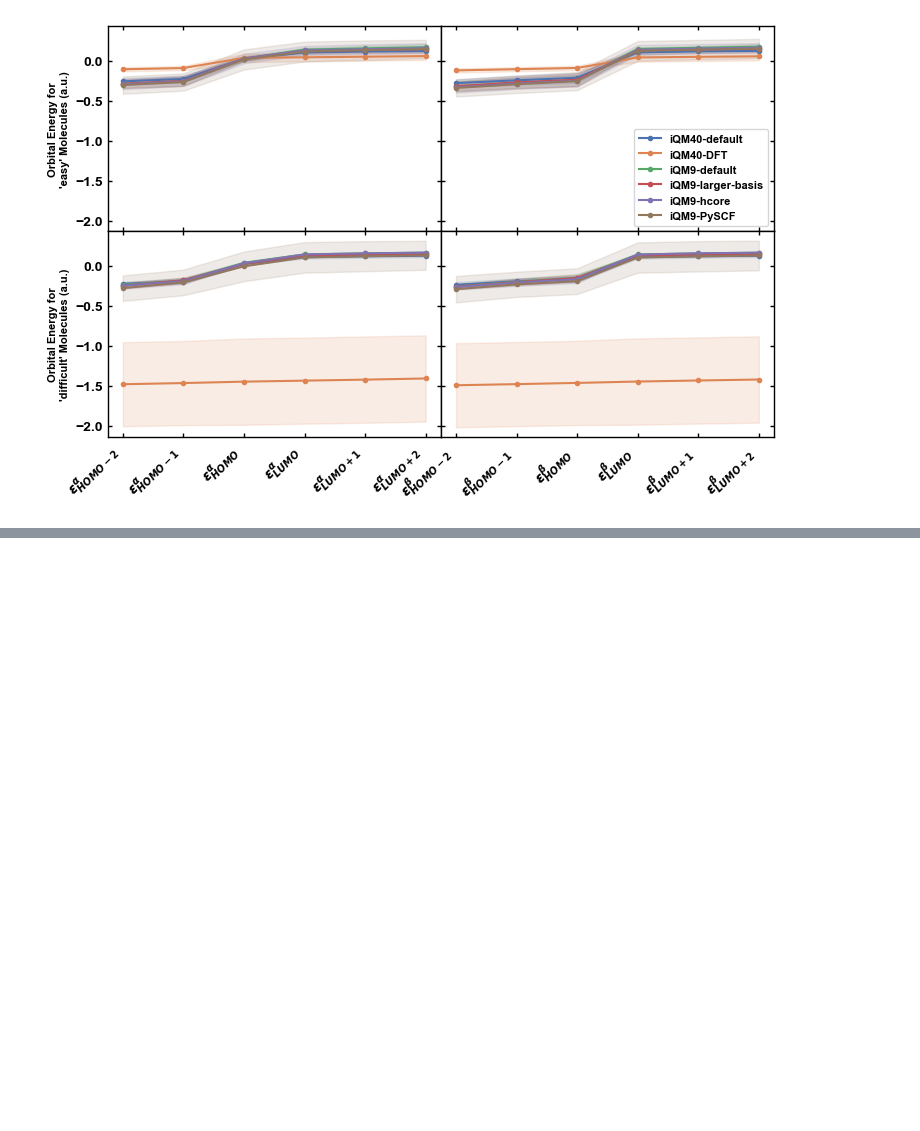
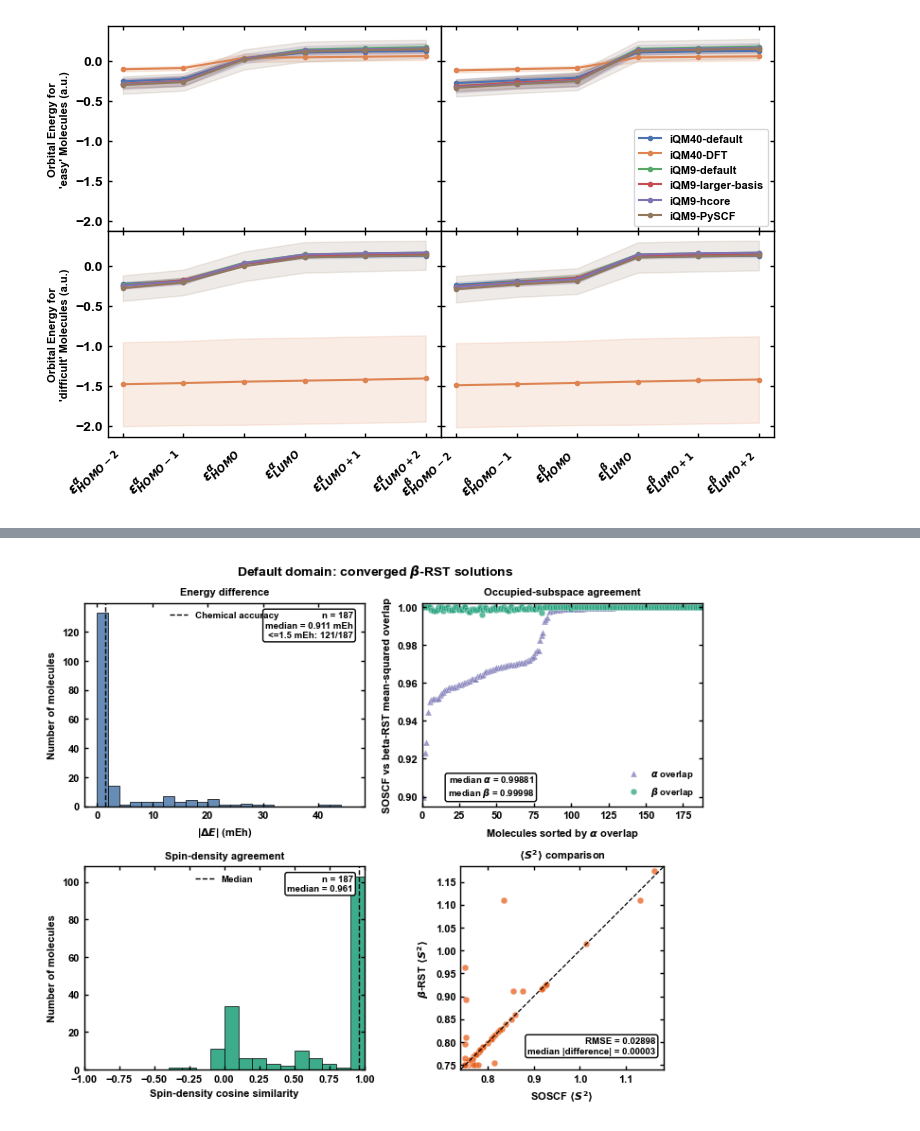
Before and after one commit to nxtloveev3/Time-Series-SCF-Convergence, a Jupyter notebook: sample_notebooks/SI_figures.ipynb, the cells around one changed output, grey strips where cells are left out. Cells and saved outputs as stored; diff of their text form; code cells hidden in the pictures; blank space fills up the shorter version.

```diff
--- a/sample_notebooks/SI_figures.ipynb
+++ b/sample_notebooks/SI_figures.ipynb
@@ -1368,3 +1558,3 @@ def density_scatter(x, y, ax, sort=True, bins=20, **kwargs):
 # %%
-intermediate_case_path = os.path.join(Path.cwd().parents[0], 'notebook_data', 'intermediate_cases_restart.csv')
-medium_comp = pd.read_csv(intermediate_case_path)
+data_path = os.path.join(Path.cwd().parents[0], 'notebook_data', 'converged_quality_comparison.csv')
+df = pd.read_csv(data_path)
@@ -1444,0 +1561,76 @@ plt.show()
+# %%
+_set_global_font()
+
+def style(ax):
+    ax.tick_params(labelsize=8, direction="in", top=True, right=True, length=3, width=1)
+    for spine in ax.spines.values():
+        spine.set_linewidth(1)
+
+def textbox(ax, text, xy, ha="right", va="top"):
+    ax.text(
+        *xy, text, transform=ax.transAxes, ha=ha, va=va,
+        fontsize=7, fontweight="bold",
+        bbox=dict(facecolor="white", edgecolor="black", boxstyle="round,pad=0.25"),
+    )
+
+fig, ax = plt.subplots(2, 2, figsize=(7.0, 5.8), layout="constrained")
+
+# Energy difference
+abs_de = df["absolute_energy_difference_meh"].to_numpy(float)
+bins = np.arange(0, np.ceil(abs_de.max() / 2) * 2 + 4, 2)
+ax[0, 0].hist(abs_de, bins=bins, color="#4c78a8", edgecolor="black", linewidth=0.6, alpha=0.85)
+ax[0, 0].axvline(1.5, color="black", ls="--", lw=1, label="Chemical accuracy")
+textbox(ax[0, 0], f"n = {len(df)}\nmedian = {np.median(abs_de):.3f} mEh\n<=1.5 mEh: {(abs_de <= 1.5).sum()}/{len(df)}", (0.96, 0.96))
+ax[0, 0].set(title="Energy difference", xlabel=r"|$\Delta E$| (mEh)", ylabel="Number of molecules")
+ax[0, 0].legend(loc="upper center", fontsize=7, frameon=False)
+style(ax[0, 0])
+
+# Occupied-subspace agreement
+ordered = df.sort_values("alpha_subspace_mean_squared_overlap").reset_index(drop=True)
+x = np.arange(1, len(ordered) + 1)
+alpha = ordered["alpha_subspace_mean_squared_overlap"].to_numpy(float)
+beta = ordered["beta_subspace_mean_squared_overlap"].to_numpy(float)
+ax[0, 1].scatter(x, alpha, color="#7570b3", marker="^", s=25, alpha=0.7, edgecolors="white", linewidths=0.3, label=r"$\alpha$ overlap")
+ax[0, 1].scatter(x, beta, color="#1b9e77", marker="o", s=23, alpha=0.7, edgecolors="white", linewidths=0.3, label=r"$\beta$ overlap")
+ax[0, 1].set_xlim(0, len(ordered) + 1)
+ax[0, 1].set_ylim(max(0, min(alpha.min(), beta.min()) - 0.005), 1.002)
+textbox(ax[0, 1], f"median $\\alpha$ = {np.median(alpha):.5f}\nmedian $\\beta$ = {np.median(beta):.5f}", (0.40, 0.16))
+ax[0, 1].set(title="Occupied-subspace agreement", xlabel=r"Molecules sorted by $\alpha$ overlap", ylabel="SOSCF vs beta-RST mean-squared overlap")
+ax[0, 1].legend(loc="lower right", fontsize=7, frameon=False)
+style(ax[0, 1])
+
+# Spin-density agreement
+sim = df["spin_density_cosine_similarity"].to_numpy(float)
+ax[1, 0].hist(sim, bins=np.linspace(-1, 1, 21), color="#1b9e77", edgecolor="black", linewidth=0.6, alpha=0.85)
+ax[1, 0].axvline(np.median(sim), color="black", ls="--", lw=1, label="Median")
+textbox(ax[1, 0], f"n = {len(df)}\nmedian = {np.median(sim):.3f}", (0.96, 0.96))
+ax[1, 0].set_xlim(-1, 1)
+ax[1, 0].set(title="Spin-density agreement", xlabel="Spin-density cosine similarity", ylabel="Number of molecules")
+ax[1, 0].legend(loc="upper center", fontsize=7, frameon=False)
+style(ax[1, 0])
+
+# <S^2> comparison
+soscf_s2 = df["soscf_s2"].to_numpy(float)
+rst_s2 = df["br-s2"].to_numpy(float)
+lo = min(soscf_s2.min(), rst_s2.min()) - 0.01
+hi = max(soscf_s2.max(), rst_s2.max()) + 0.01
+ax[1, 1].scatter(soscf_s2, rst_s2, color="#e6550d", s=24, alpha=0.7, edgecolors="white", linewidths=0.3)
+ax[1, 1].plot([lo, hi], [lo, hi], color="black", ls="--", lw=0.9)
+rmse = np.sqrt(np.mean((rst_s2 - soscf_s2) ** 2))
+textbox(ax[1, 1], f"RMSE = {rmse:.5f}\nmedian |difference| = {np.median(np.abs(rst_s2 - soscf_s2)):.5f}", (0.96, 0.16))
+ax[1, 1].set_xlim(lo, hi)
+ax[1, 1].set_ylim(lo, hi)
+ax[1, 1].set_aspect("equal", adjustable="box")
+ax[1, 1].set(title=r"$\langle S^2 \rangle$ comparison", xlabel=r"SOSCF $\langle S^2 \rangle$", ylabel=r"$\beta$-RST $\langle S^2 \rangle$")
+style(ax[1, 1])
+
+for a in ax.ravel():
+    a.title.set_fontweight("bold")
+    a.xaxis.label.set_fontweight("bold")
+    a.yaxis.label.set_fontweight("bold")
+
+fig.suptitle(r"Default domain: converged $\beta$-RST solutions", fontsize=10, fontweight="bold")
+fig.savefig('Figure_S10', dpi=600)
+plt.show()
+# %% [output]
+[figure, added]
```
Also changed, not shown: parts of 19 cells of this notebook, 1 other file.
